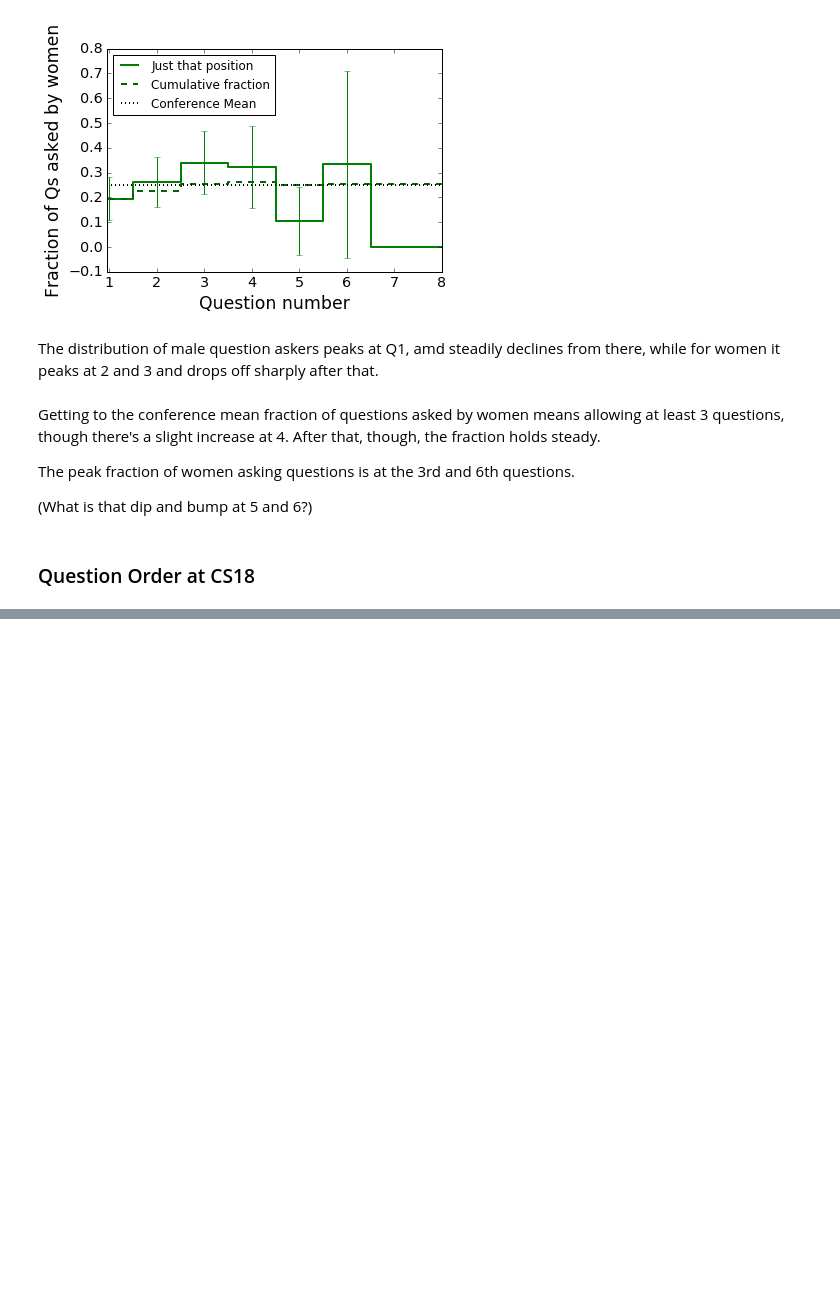
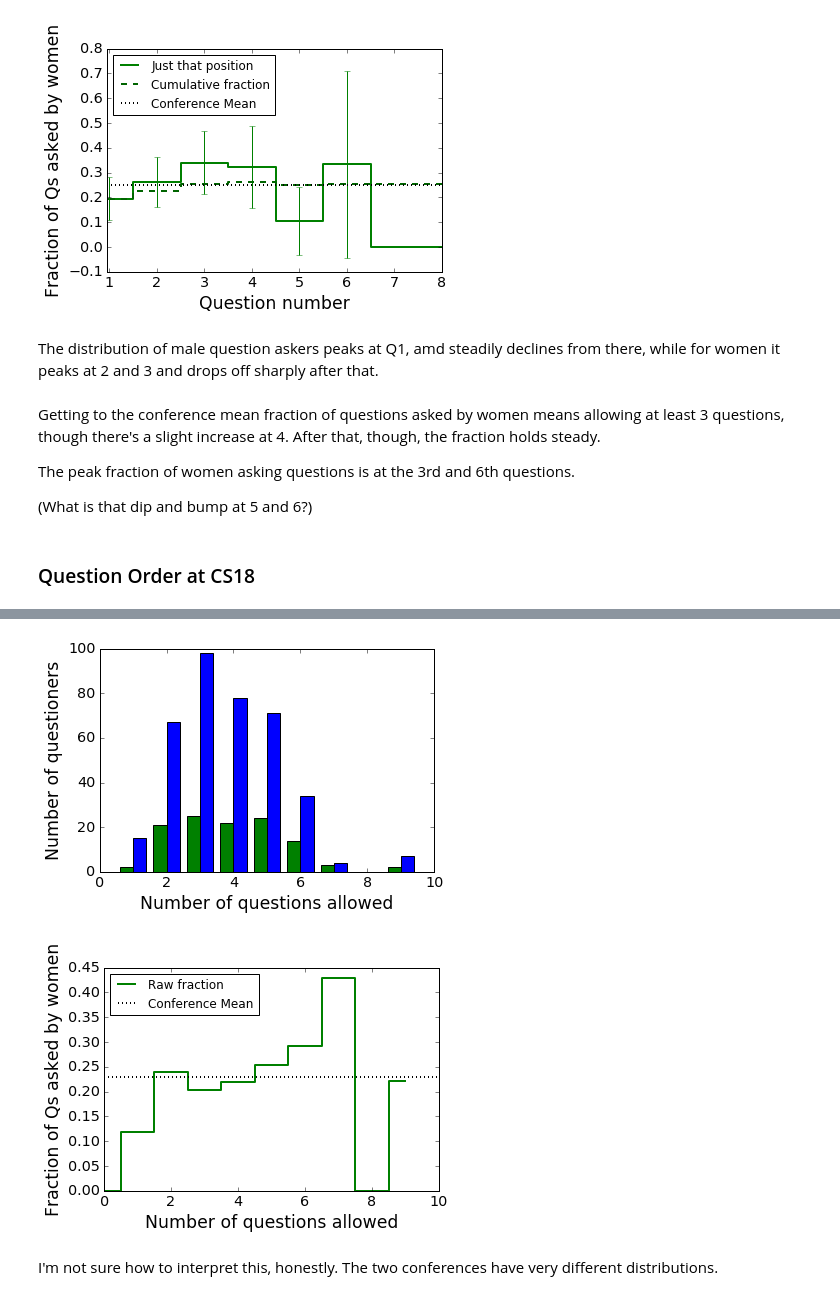
Before and after one commit to jradavenport/Gender-in-Astro, a Jupyter notebook: analysis/coolstars/douglas_coolstars_analysis.ipynb, the cells around one changed output, grey strips where cells are left out. Drawn from its saved outputs; the diff is of its cells as text; code cells hidden in the pictures; blank space fills up the shorter version.

```diff
--- a/analysis/coolstars/douglas_coolstars_analysis.ipynb
+++ b/analysis/coolstars/douglas_coolstars_analysis.ipynb
@@ -814,0 +931,7 @@ plot_order(cs18_q,conference_mean=0.21)
+# %%
+plot_fraction_allowed(combined_count,conference_mean=0.23)
+# %% [output]
+[figure, added]
+[figure, added]
+# %% [markdown]
+I'm not sure how to interpret this, honestly. The two conferences have very different distributions.
```
Also changed, not shown: parts of 10 cells of this notebook.
